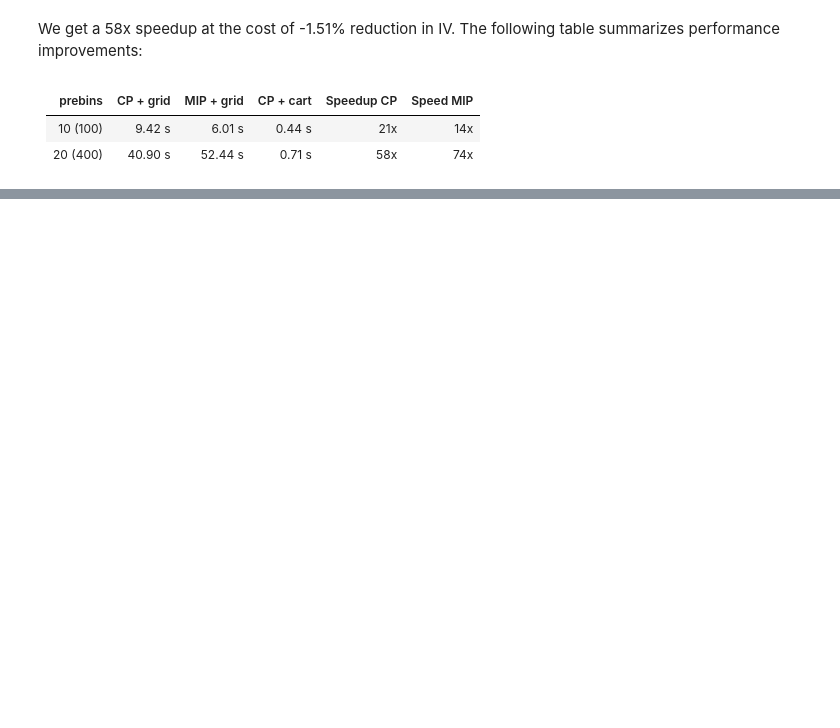
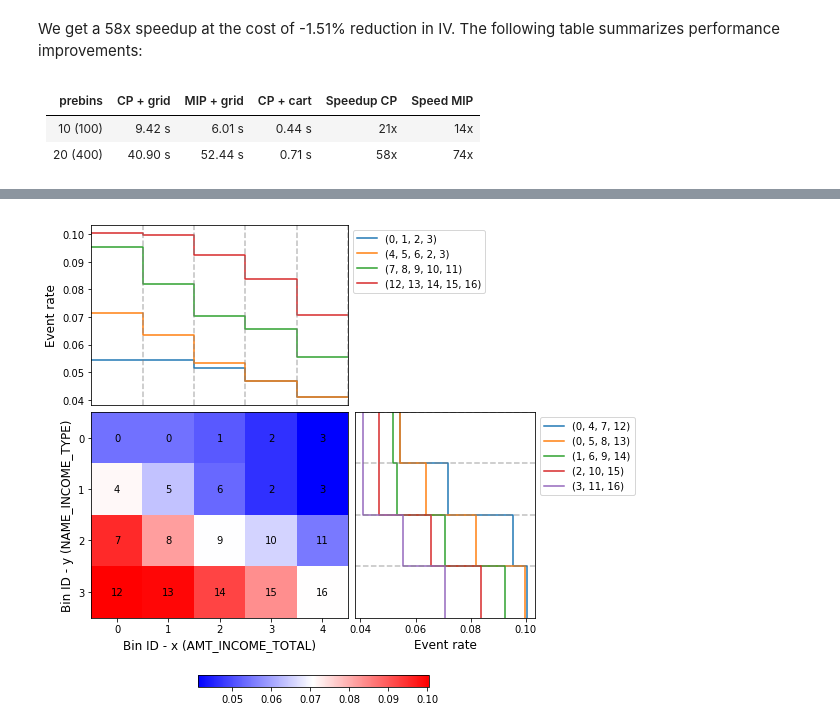
Before and after one commit to guillermo-navas-palencia/optbinning, a Jupyter notebook: doc/source/tutorials/tutorial_binning_2d.ipynb, the cells around one changed output, grey strips where cells are left out. Cells and saved outputs as stored; diff of their text form; code cells hidden in the pictures; blank space fills up the shorter version.

```diff
--- a/doc/source/tutorials/tutorial_binning_2d.ipynb
+++ b/doc/source/tutorials/tutorial_binning_2d.ipynb
@@ -724,0 +788,5 @@ We get a 58x speedup at the cost of -1.51% reduction in IV. The following table
+# %%
+variable1 = "AMT_INCOME_TOTAL"
+variable2 = "NAME_INCOME_TYPE"
+x = df[variable1].values
+y = df[variable2].values
@@ -724,0 +823,4 @@ We get a 58x speedup at the cost of -1.51% reduction in IV. The following table
+# %%
+optb.binning_table.plot(metric="event_rate")
+# %% [output]
+[figure, added]
```
Also changed, not shown: parts of 27 cells of this notebook, 14 other files.
